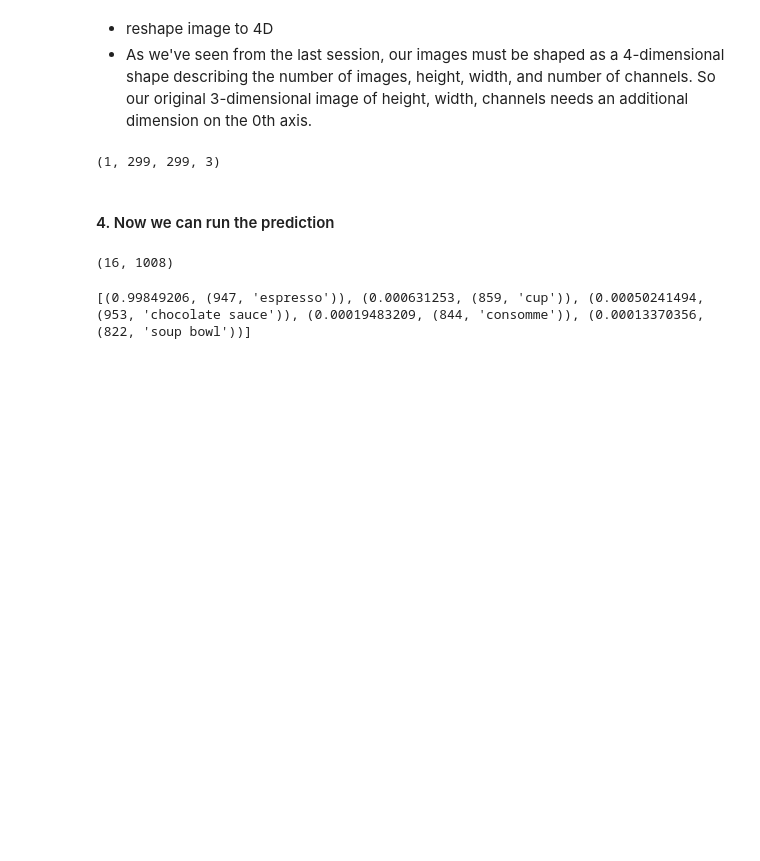
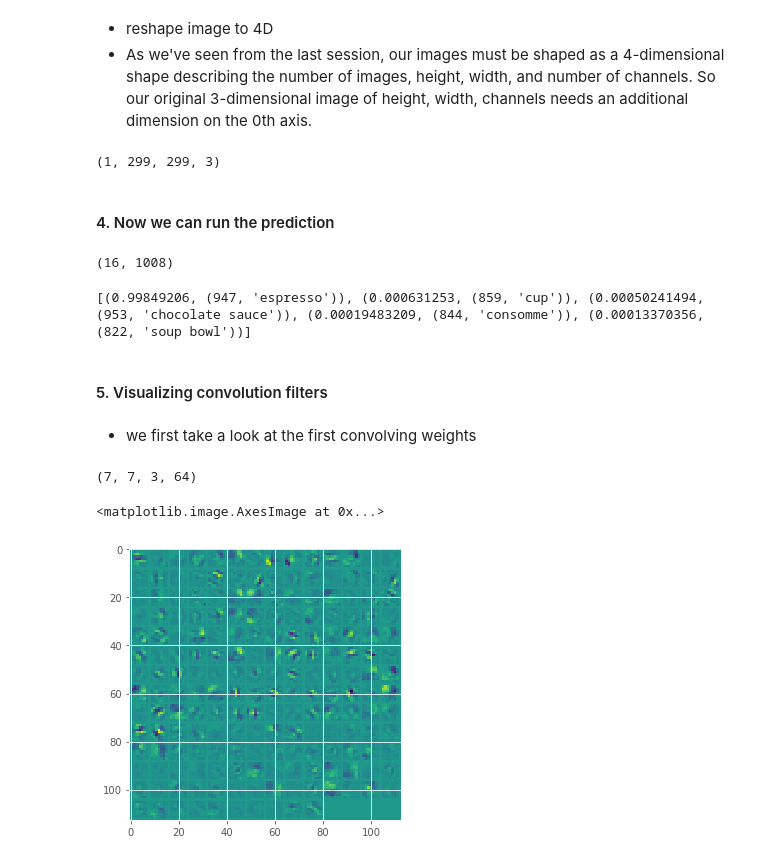
Before and after one commit to johnsonice/tensorflow, a Jupyter notebook: notebooks/4_0_deep_learning.ipynb, the cells around one changed output. Cells and saved outputs as stored; diff of their text form; code cells hidden in the pictures; blank space fills up the shorter version.

```diff
--- a/notebooks/4_0_deep_learning.ipynb
+++ b/notebooks/4_0_deep_learning.ipynb
@@ -147,3 +147,21 @@ print([(res[idx], net['labels'][idx]) for idx in res.argsort()[-5:][::-1]])
 ## [::-1] will reverse sort the data
 # %% [output]
 [(0.99849206, (947, 'espresso')), (0.000631253, (859, 'cup')), (0.00050241494, (953, 'chocolate sauce')), (0.00019483209, (844, 'consomme')), (0.00013370356, (822, 'soup bowl'))]
+# %% [markdown]
+#### 5. Visualizing convolution filters
+# %% [markdown]
+- we first take a look at the first convolving weights
+# %%
+W = g.get_tensor_by_name('inception/conv2d0_w:0')  ## we know the name by looking at the process name earlier
+W_eval = W.eval()
+print(W_eval.shape)        ## so it is 7X7 square,by 3 channel by 64 layers
+# %% [output]
+(7, 7, 3, 64)
+# %%
+from libs import utils
+W_montage = utils.montage_filters(W_eval)
+plt.figure(figsize=(5,5))
+plt.imshow(W_montage, interpolation='nearest')
+# %% [output]
+<matplotlib.image.AxesImage at 0x...>
+[figure, added]
```
Also changed, not shown: parts of 24 cells of this notebook, 1 other file.
